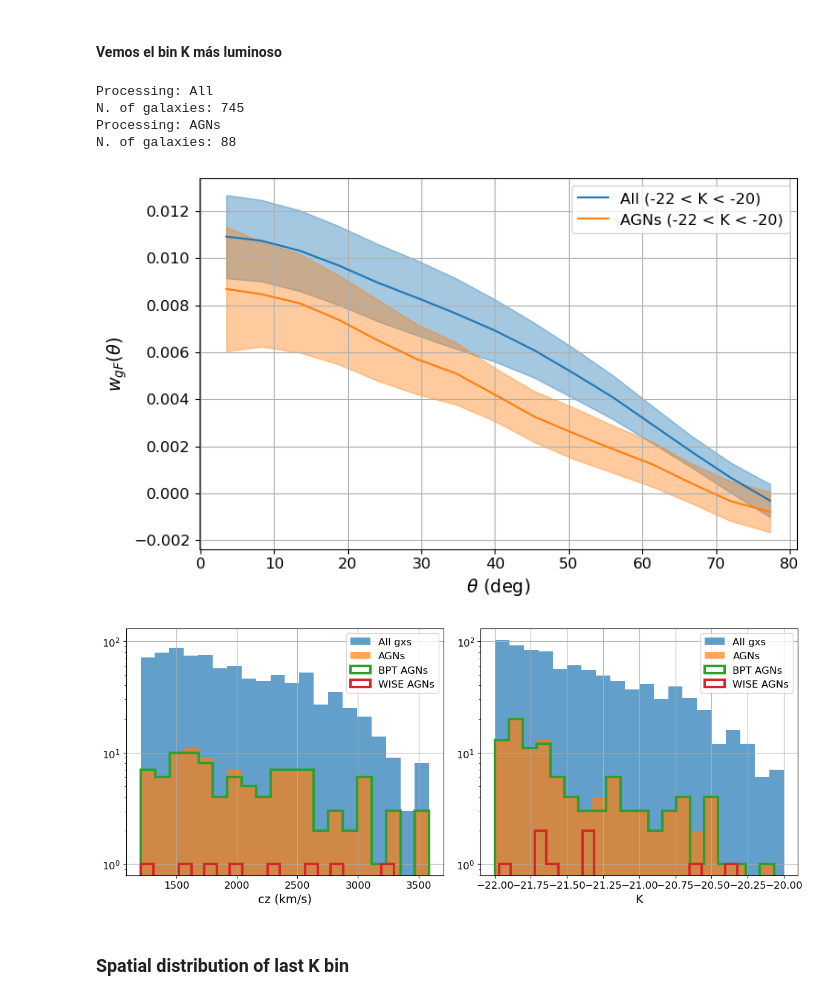
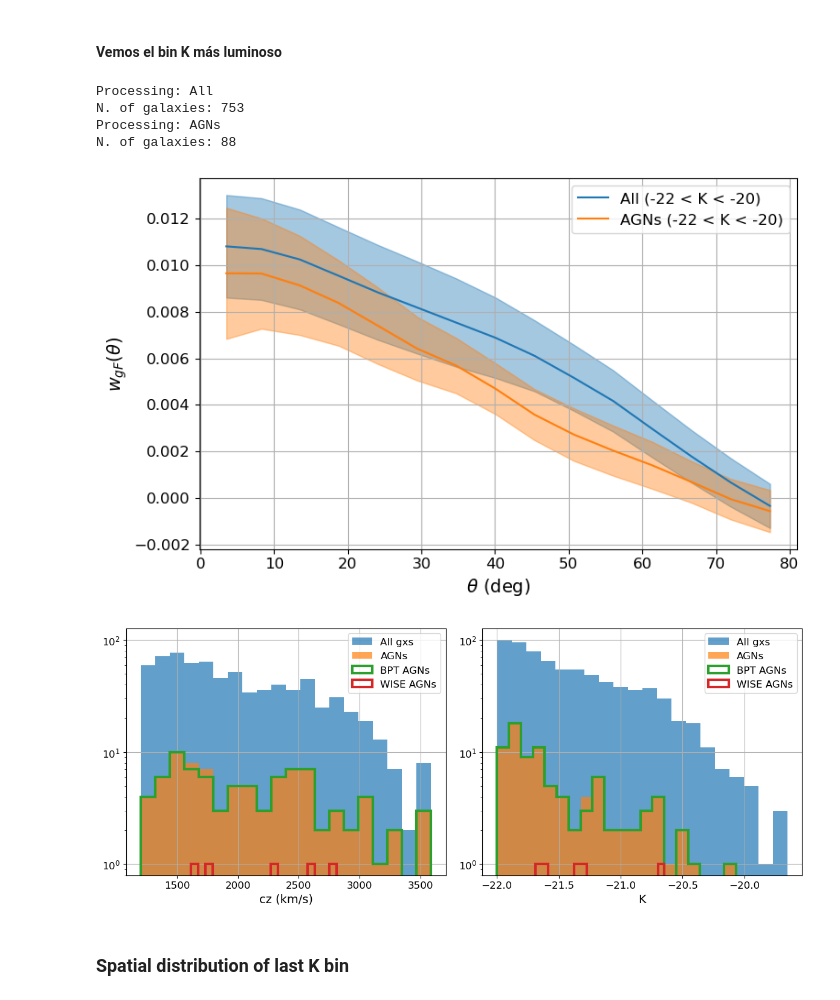
Before and after one commit to FedeDavilaKurban/Auger, a Jupyter notebook: plot4_paper1.ipynb, the cells around one changed output. Saved outputs shown, nothing was run; the diff lists cells and outputs as text; code cells hidden in the pictures.

```diff
--- a/plot4_paper1.ipynb
+++ b/plot4_paper1.ipynb
@@ -396,8 +396,8 @@ samples = ['All', 'AGNs']
 colors = ['C0', 'C1']  # Colors for each sample
 
 # === CUT IN K ===
-agns_K = agns[(agns['K_abs'] <= -20.0)&(agns['K_abs'] >= -22.0)]  # Apply magnitude cut for AGNs
-gxs_K = gxs[(gxs['M_Ks'] <= -20.0)&(gxs['M_Ks']>=-22.)]  # Apply magnitude cut
+agns_K = agns[(agns['K_abs'] >= -22.0)]  # Apply magnitude cut for AGNs
+gxs_K = gxs[(gxs['M_Ks']>=-22.)]  # Apply magnitude cut
 
 for color, sample in zip(colors, samples):
 
@@ -452,44 +452,44 @@ plt.tight_layout()
 plt.show()
 # %% [output]
 Processing: All
-N. of galaxies: 745
+N. of galaxies: 753
 Processing: AGNs
 N. of galaxies: 88
-[figure, old version]
+[figure, new version]
 # %%
-agns_bpt_K = agns_bpt[(agns_bpt['K_abs'] <= -20.0)&(agns_bpt['K_abs'] >= -22.0)]  # Apply magnitude cut for BPT AGNs
-agns_wise_K = agns_wise[(agns_wise['K_abs'] <= -20.0)&(agns_wise['K_abs'] >= -22.0)]  # Apply magnitude cut for WISE AGNs
+agns_bpt_K = agns_bpt[(agns_bpt['K_abs'] >= -22.0)]  # Apply magnitude cut for BPT AGNs
+agns_wise_K = agns_wise[(agns_wise['K_abs'] >= -22.0)]  # Apply magnitude cut for WISE AGNs
 
 plt.figure(figsize=(12, 5))
 
 ax1 = plt.subplot(121)
 ax2 = plt.subplot(122, sharey=ax1)
 
 # CZ
 density = False
 ax1.hist(gxs_K['cz'], bins=20, alpha=0.7, label='All gxs', color='C0', density=density)
 ax1.hist(agns_K['cz'], bins=20, alpha=0.7, label='AGNs', color='C1', density=density)
 ax1.hist(agns_bpt_K['cz'], bins=20, alpha=1, label='BPT AGNs', color='C2', density=density, histtype='step', linewidth=3)
 ax1.hist(agns_wise_K['cz'], bins=20, alpha=1, label='WISE AGNs', color='C3', density=density, histtype='step', linewidth=3)
 ax1.set_yscale('log')
 ax1.set_xlabel('cz (km/s)')
 ax1.grid()
 ax1.legend()
 
 # K_abs
 ax2.hist(gxs_K['M_Ks'], bins=20, alpha=0.7, label='All gxs', color='C0', density=density)
 ax2.hist(agns_K['K_abs'], bins=20, alpha=0.7, label='AGNs', color='C1', density=density)
 ax2.hist(agns_bpt_K['K_abs'], bins=20, alpha=1, label='BPT AGNs',  color='C2', density=density, histtype='step', linewidth=3)
 ax2.hist(agns_wise_K['K_abs'], bins=20, alpha=1, label='WISE AGNs',  color='C3', density=density, histtype='step', linewidth=3)
 ax2.set_yscale('log')
 ax2.set_xlabel('K')
 ax2.grid()
 ax2.legend()
 
 plt.tight_layout()
 plt.show()
 # %% [output]
-[figure, old version]
+[figure, new version]
 # %% [markdown]
 ### Spatial distribution of last K bin
 # %%
```
Also changed, not shown: parts of 1 cell of this notebook.
